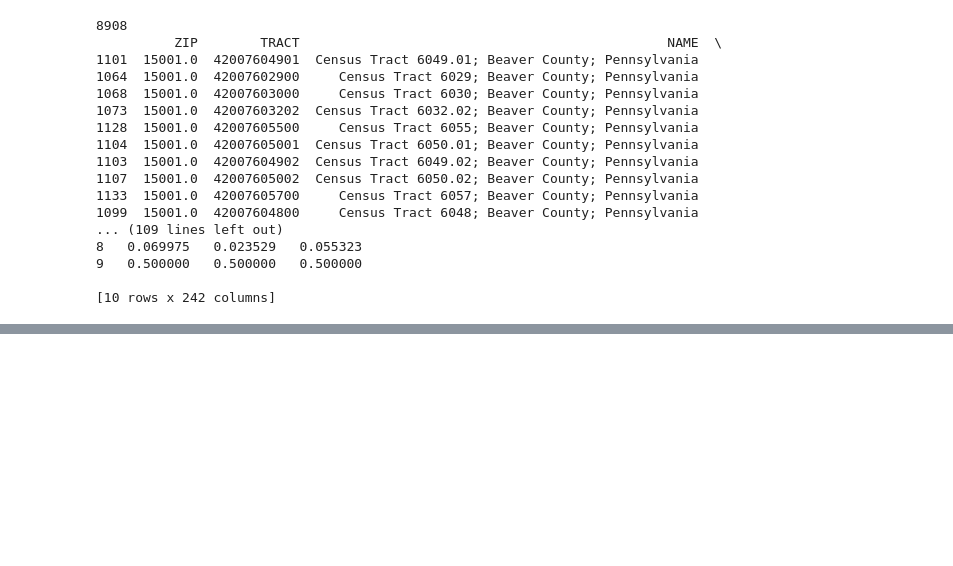
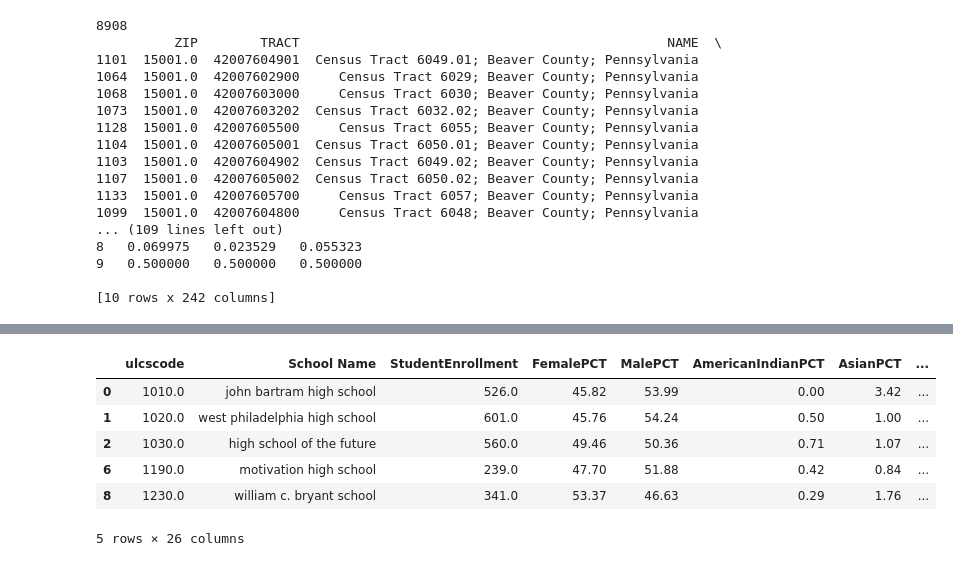
Before and after one commit to dfgbrooklyn24/Team-7, a Jupyter notebook: Team7.ipynb, the cells around one changed output, grey strips where cells are left out. Saved outputs shown, nothing was run; the diff lists cells and outputs as text; code cells hidden in the pictures; blank space fills up the shorter version.

```diff
--- a/Team7.ipynb
+++ b/Team7.ipynb
@@ -103,0 +234,16 @@ None
+# %%
+columns_to_keep = ["ulcscode", "School Name", "StudentEnrollment", "FemalePCT", "MalePCT", "AmericanIndianPCT", "AsianPCT", "BlackAfricanAmericanPCT",
+                     "HispanicPCT", "MultiRacePCT", "PacificIslanderPCT", "WhitePCT", "CEPEconomicallyDisadvantagedRate", "PA Code",
+                     "NSC Code", "NCES Code", "AUN Code", "ULCS Code_x", "SRC School ID", "City", "State", "Zip Code", "Number of Graduates",
+                     "First-Fall Matriculation Rate", "Average Daily Attendance (YTD)", "average_score"]
+education_merged_df = education_merged_df[columns_to_keep]
+education_merged_df = education_merged_df.dropna(subset=['Zip Code'])
+education_merged_df.head(5)
+# %% [output]
+|  | ulcscode | School Name | StudentEnrollment | FemalePCT | MalePCT | AmericanIndianPCT | AsianPCT | ... |
+| 0 | 1010.0 | john bartram high school | 526.0 | 45.82 | 53.99 | 0.00 | 3.42 | ... |
+| 1 | 1020.0 | west philadelphia high school | 601.0 | 45.76 | 54.24 | 0.50 | 1.00 | ... |
+| 2 | 1030.0 | high school of the future | 560.0 | 49.46 | 50.36 | 0.71 | 1.07 | ... |
+| 6 | 1190.0 | motivation high school | 239.0 | 47.70 | 51.88 | 0.42 | 0.84 | ... |
+| 8 | 1230.0 | william c. bryant school | 341.0 | 53.37 | 46.63 | 0.29 | 1.76 | ... |
+5 rows × 26 columns
```
Also changed, not shown: parts of 11 cells of this notebook.
